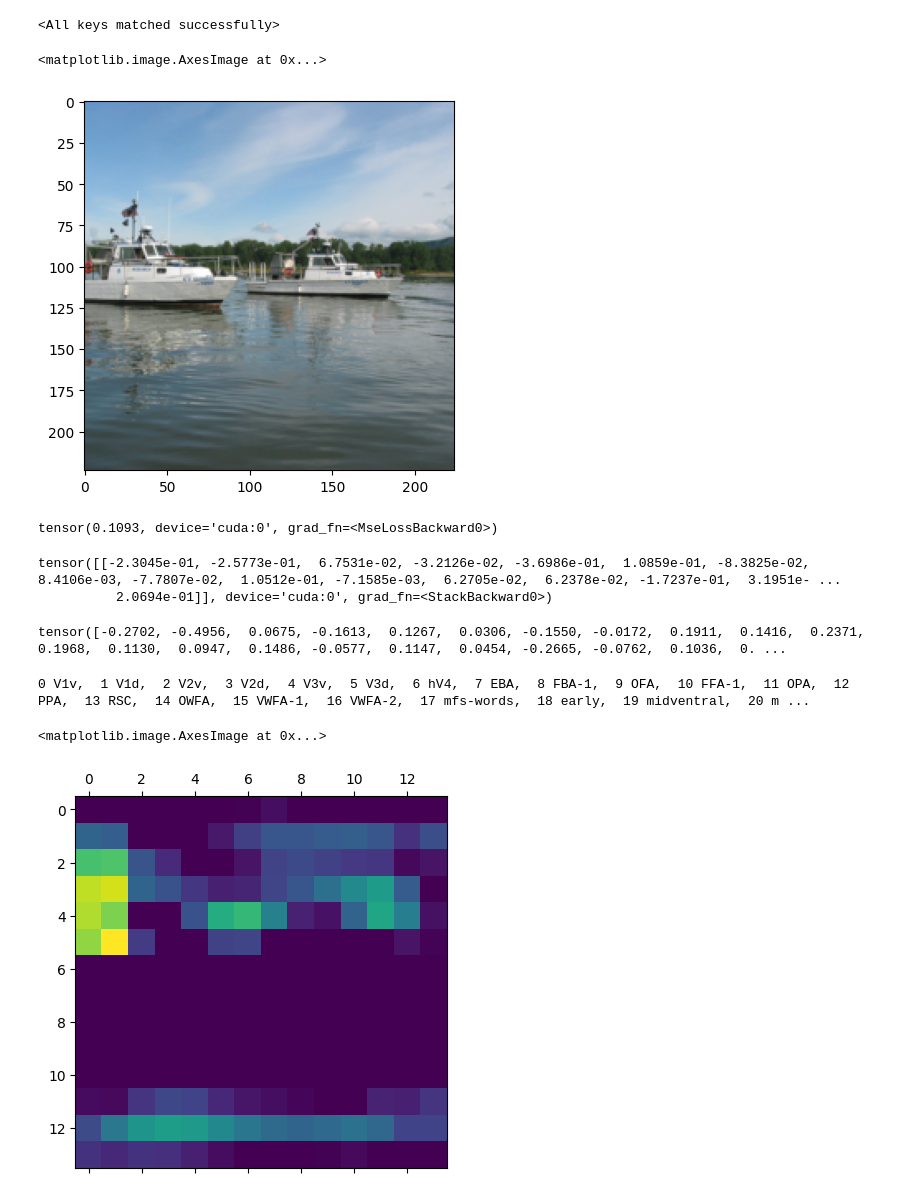
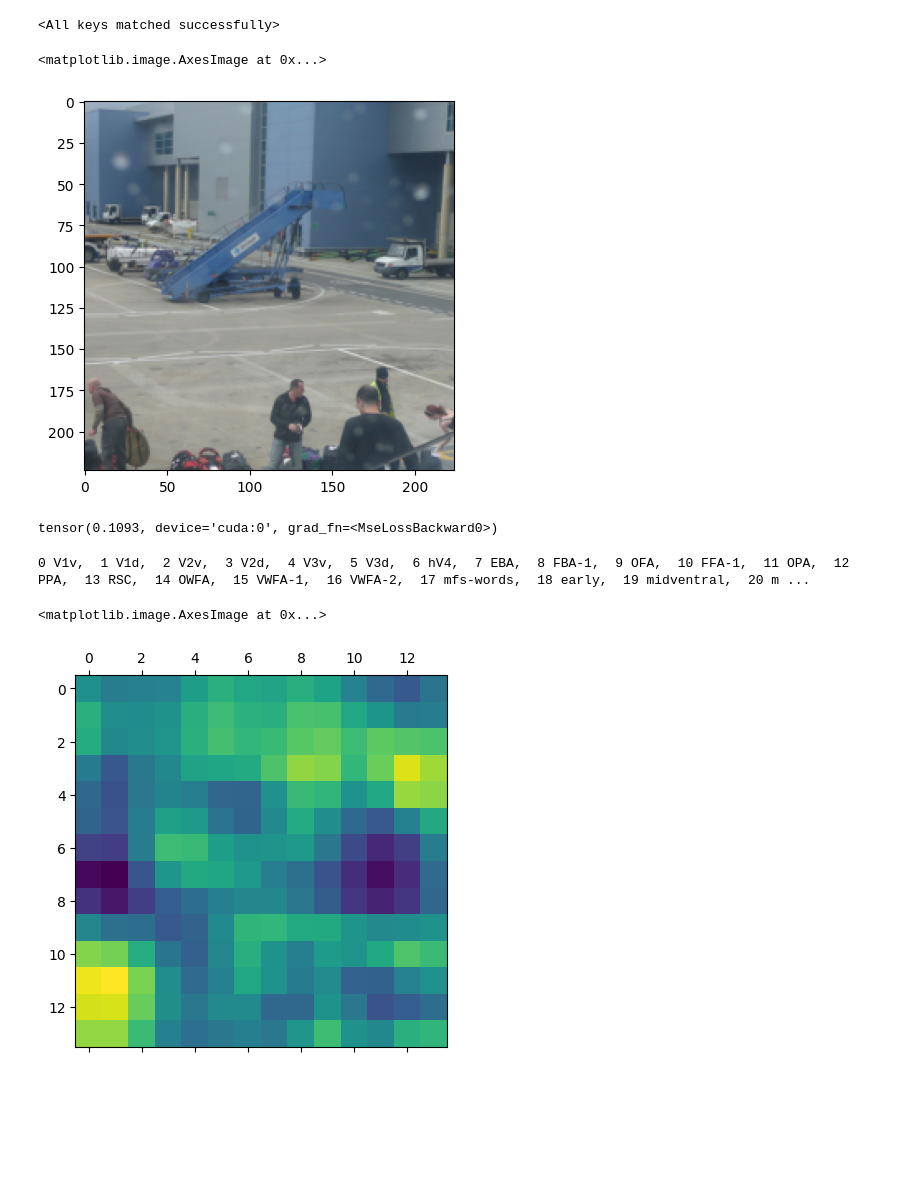
Before and after one commit to physicalfrog4/Brain-Scans-MPQ, a Jupyter notebook: gradCam/vggYoloGradCam.ipynb, the cells around one changed output. Drawn from its saved outputs; the diff is of its cells as text; code cells hidden in the pictures; blank space fills up the shorter version.

```diff
--- a/gradCam/vggYoloGradCam.ipynb
+++ b/gradCam/vggYoloGradCam.ipynb
@@ -135,7 +135,7 @@ trainingDataset = datasets.AlgonautsDataset(parentDir, subj,  transform = tsfms)
 [ 0  1  2  3  4  5  6  7  8  9 11 12 13 16 17 18 19 20 21 24 25 26 27 28 29 30]
 # %%
 vggYoloModel = roiVGGYolo(25, yoloTsfms).to("cuda")
-bestParams = torch.load("./savedModels/5FoldBestModel.pth", map_location="cuda")
+bestParams = torch.load("./savedModels/5FoldBestModelActualValid.pth", map_location="cuda")
 layers_to_load = ['MLP.0.weight', 'MLP.0.bias', 'MLP.2.weight', 'MLP.2.bias', 'MLP.4.weight', 'MLP.4.bias']
 filtered_state_dict = {key.lstrip("MLP."): value for key, value in bestParams.items() if any(layer in key for layer in layers_to_load)}
 # %%
@@ -152,11 +152,11 @@ skf = KFold(n_splits=k_folds, shuffle=True, random_state=42)
 validationIdxs = list(skf.split(np.arange(9841)))[int(bestModelData[0])][1]
 validationSubset = Subset(trainingDataset, validationIdxs)
 # %%
-testData = validationSubset.__getitem__(36)
+testData = validationSubset.__getitem__(7)
 plt.imshow(testData[0].permute(1,2,0))
 # %% [output]
 <matplotlib.image.AxesImage at 0x...>
-[figure, old version]
+[figure, new version]
 # %%
 # testData = validationSubset.__getitem__(7)
 # results = vggYoloModel(testData[0][None, :, :, :].to("cuda"), [testData[1]])
@@ -164,12 +164,3 @@ plt.imshow(testData[0].permute(1,2,0))
 # loss(results[0], testData[4].to("cuda"))
 # %% [output]
 tensor(0.1093, device='cuda:0', grad_fn=<MseLossBackward0>)
-# %%
-results[0]
-# %% [output]
-tensor([[-2.3045e-01, -2.5773e-01,  6.7531e-02, -3.2126e-02, -3.6986e-01,  1.0859e-01, -8.3825e-02,  8.4106e-03, -7.7807e-02,  1.0512e-01, -7.1585e-03,  6.2705e-02,  6.2378e-02, -1.7237e-01,  3.1951e- ...
-          2.0694e-01]], device='cuda:0', grad_fn=<StackBackward0>)
-# %%
-testData[4]
-# %% [output]
-tensor([-0.2702, -0.4956,  0.0675, -0.1613,  0.1267,  0.0306, -0.1550, -0.0172,  0.1911,  0.1416,  0.2371,  0.1968,  0.1130,  0.0947,  0.1486, -0.0577,  0.1147,  0.0454, -0.2665, -0.0762,  0.1036,  0. ...
@@ -185,34 +174,34 @@ for thing in trainingDataset.lhROIs:
 # %%
 img = testData[0][None, :, :, :].to("cuda")
 pred = vggYoloModel(img, [testData[1]])
-pred[0][:, 7].backward()
+pred[0][:, 12].backward()
 gradients = vggYoloModel.get_activation_gradient()
 # pool the gradients across the channels
 pooled_gradients = torch.mean(gradients, dim=[0, 2, 3])
 
 # get the activations of the last convolutional layer
 activations = vggYoloModel.get_activations(img).detach()
 
 
 # weight the channels by corresponding gradients
 for i in range(512):
     activations[:, i, :, :] *= pooled_gradients[i]
 # average the channels of the activations
 heatmap = torch.mean(activations, dim=1).squeeze().cpu()
 # print(heatmap)
 
 # relu on top of the heatmap
 # expression (2) in https://arxiv.org/pdf/1610.02391.pdf
-heatmap = np.maximum(heatmap, 0)
+# heatmap = np.maximum(heatmap, 0)
 
 # normalize the heatmap
 heatmap /= torch.max(heatmap)
 
 # draw the heatmap
 plt.matshow(heatmap.squeeze())
 # %% [output]
 <matplotlib.image.AxesImage at 0x...>
-[figure, old version]
+[figure, new version]
 # %%
 image = cv2.imread(testData[1])
 actual = cv2.resize(heatmap.numpy(), (image.shape[1], image.shape[0]), interpolation=cv2.INTER_CUBIC)
```
Also changed, not shown: parts of 2 cells of this notebook, 3 other files.
